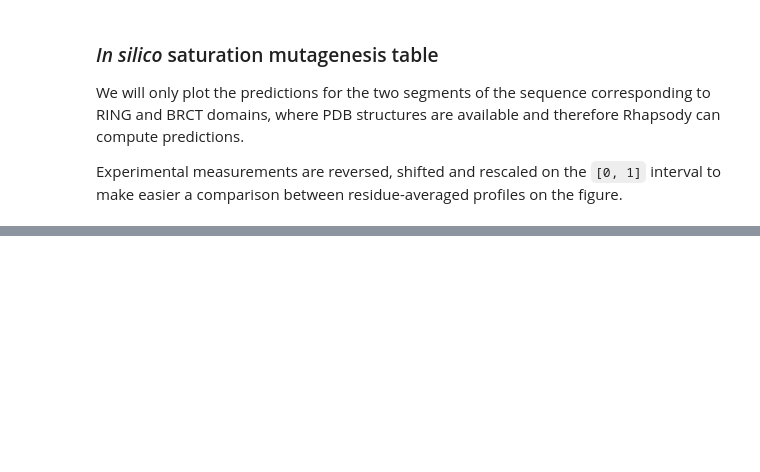
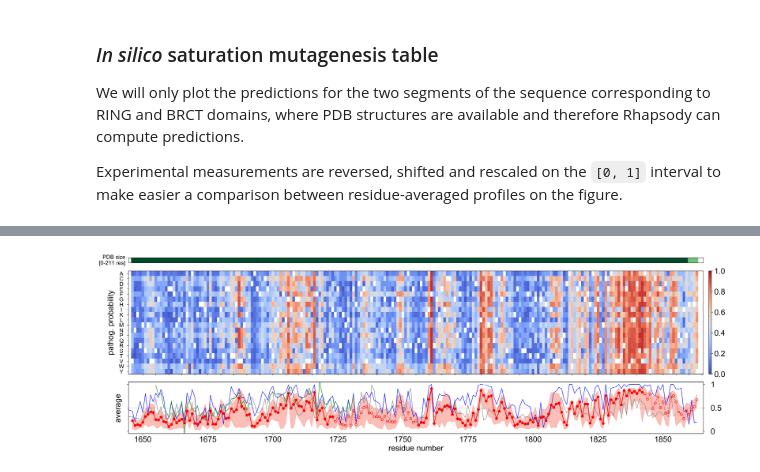
Before and after one commit to prody/rhapsody-tutorials, a Jupyter notebook: paper_Supplementary_Info/03-BRCA1_analysis/BRCA1_variants_analysis.ipynb, the cells around one changed output, grey strips where cells are left out. Cells and saved outputs as stored; diff of their text form; code cells hidden in the pictures; blank space fills up the shorter version.

```diff
--- a/paper_Supplementary_Info/03-BRCA1_analysis/BRCA1_variants_analysis.ipynb
+++ b/paper_Supplementary_Info/03-BRCA1_analysis/BRCA1_variants_analysis.ipynb
@@ -368,0 +361,4 @@ print_sat_mutagen_figure(f'figures/sat_mutagen-BRCT', rh, extra_plot=exp_score,
+# %%
+Image('local/figures/sat_mutagen-BRCT.png')
+# %% [output]
+[figure, added]
```
Also changed, not shown: parts of 16 cells of this notebook, 1 other file.
